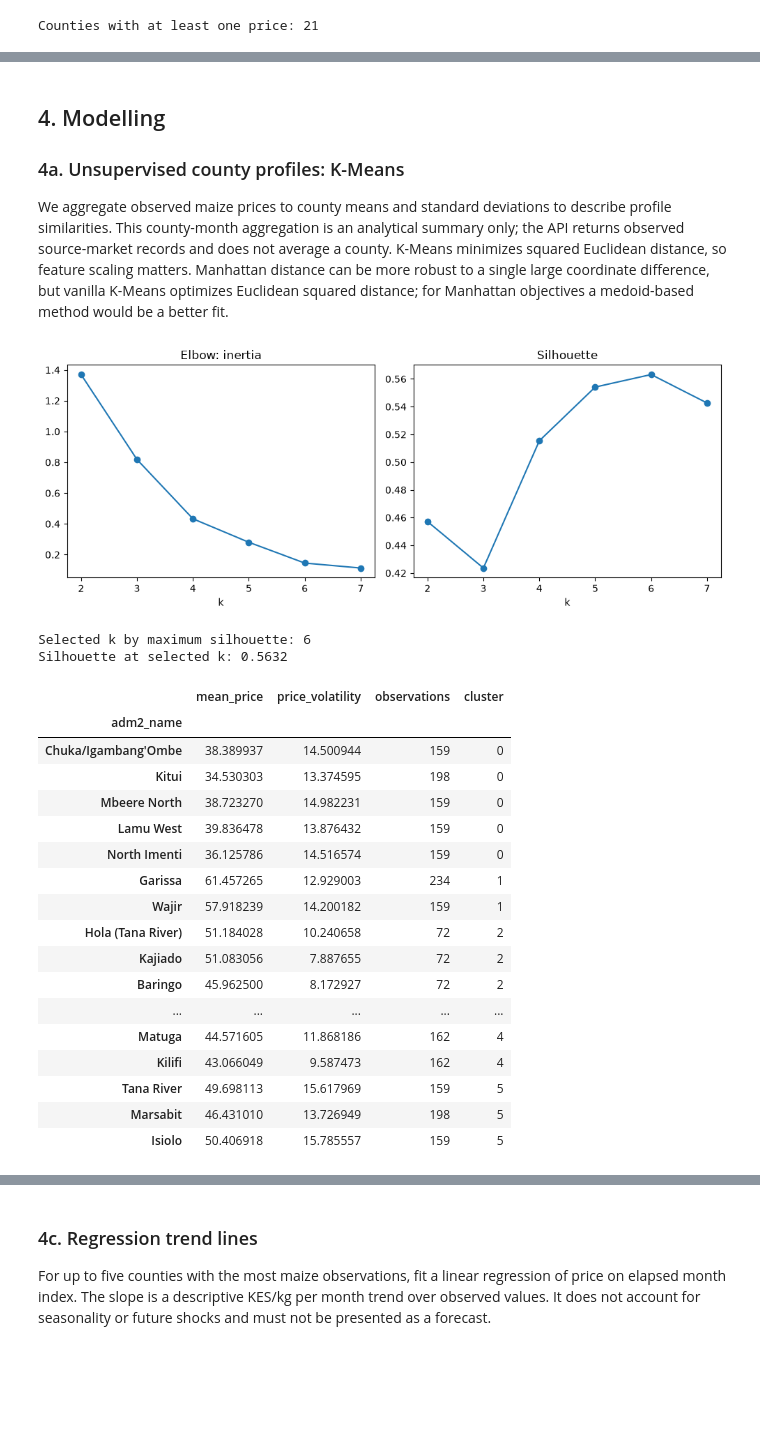
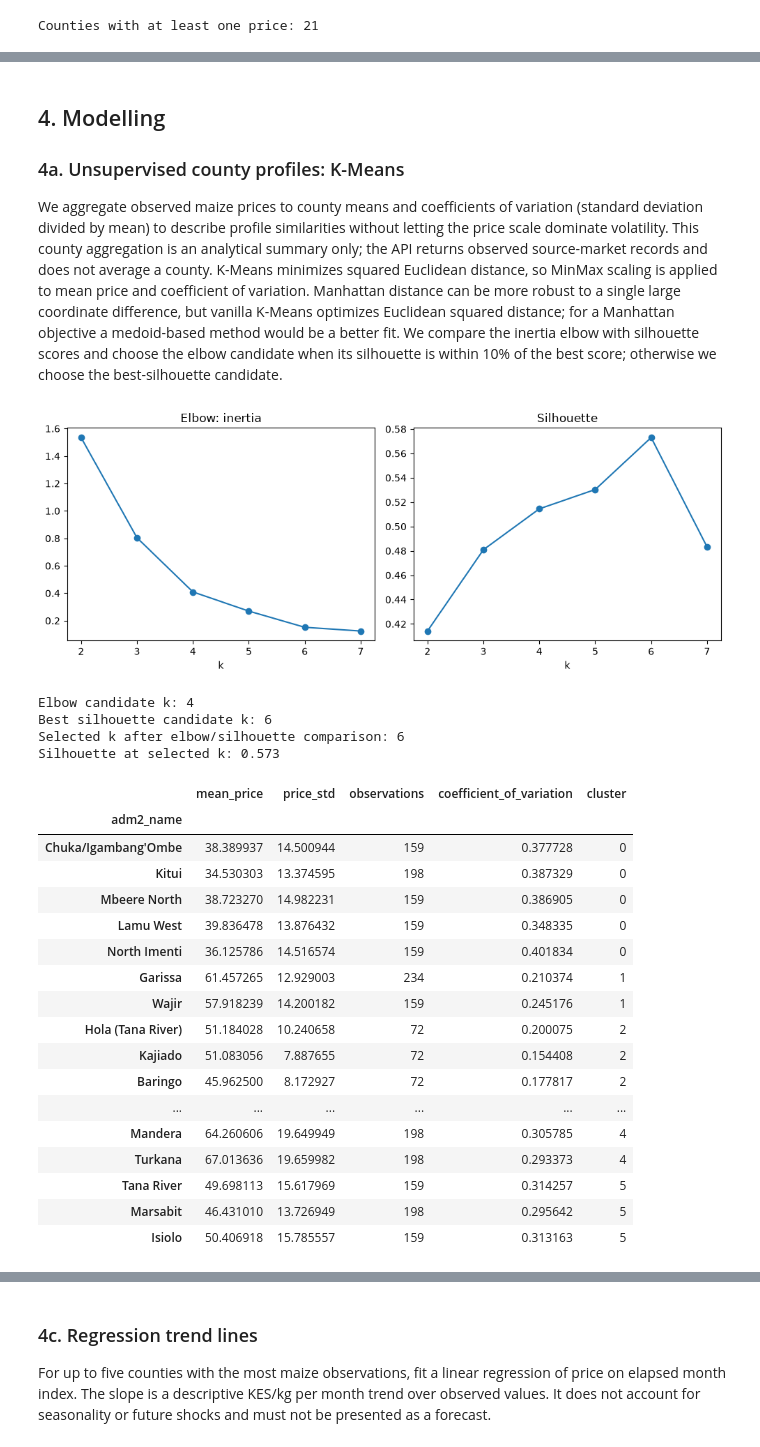
Before and after one commit to lynnshylynn-code/price-check-ke, a Jupyter notebook: notebooks/rtfp_crisp_dm.ipynb, the cells around one changed output, grey strips where cells are left out. Saved outputs shown, nothing was run; the diff lists cells and outputs as text; code cells hidden in the pictures; blank space fills up the shorter version.

```diff
--- a/notebooks/rtfp_crisp_dm.ipynb
+++ b/notebooks/rtfp_crisp_dm.ipynb
@@ -171,50 +165,62 @@ Clean data export: /tmp/rtfp_clean_data.csv
 
 ### 4a. Unsupervised county profiles: K-Means
 
-We aggregate observed maize prices to county means and standard deviations to describe profile similarities. This county-month aggregation is an analytical summary only; the API returns observed source-market records and does not average a county. K-Means minimizes squared Euclidean distance, so feature scaling matters. Manhattan distance can be more robust to a single large coordinate difference, but vanilla K-Means optimizes Euclidean squared distance; for Manhattan objectives a medoid-based method would be a better fit.
+We aggregate observed maize prices to county means and coefficients of variation (standard deviation divided by mean) to describe profile similarities without letting the price scale dominate volatility. This county aggregation is an analytical summary only; the API returns observed source-market records and does not average a county. K-Means minimizes squared Euclidean distance, so MinMax scaling is applied to mean price and coefficient of variation. Manhattan distance can be more robust to a single large coordinate difference, but vanilla K-Means optimizes Euclidean squared distance; for a Manhattan objective a medoid-based method would be a better fit. We compare the inertia elbow with silhouette scores and choose the elbow candidate when its silhouette is within 10% of the best score; otherwise we choose the best-silhouette candidate.
 # %%
 maize = clean_data[clean_data["commodity"].eq("maize_fao")]
 county_profile = (maize.groupby("adm2_name")["price"]
-                  .agg(mean_price="mean", price_volatility="std", observations="size")
-                  .dropna(subset=["mean_price", "price_volatility"]))
-profile_features = county_profile[["mean_price", "price_volatility"]]
+                  .agg(mean_price="mean", price_std="std", observations="size")
+                  .dropna(subset=["mean_price", "price_std"]))
+county_profile["coefficient_of_variation"] = county_profile["price_std"] / county_profile["mean_price"]
+profile_features = county_profile[["mean_price", "coefficient_of_variation"]]
 scaler_cluster = MinMaxScaler()
 X_cluster = scaler_cluster.fit_transform(profile_features)
 k_values = range(2, min(8, len(profile_features)))
 inertias, silhouettes = [], []
 for k in k_values:
     model = KMeans(n_clusters=k, random_state=42, n_init=20).fit(X_cluster)
     inertias.append(model.inertia_)
     silhouettes.append(silhouette_score(X_cluster, model.labels_))
-best_k = list(k_values)[int(np.argmax(silhouettes))]
-cluster_model = KMeans(n_clusters=best_k, random_state=42, n_init=20)
+normalized_inertia = (np.asarray(inertias) - min(inertias)) / (max(inertias) - min(inertias))
+normalized_k = np.linspace(0, 1, len(inertias))
+line_distance = np.abs(normalized_inertia - (1 - normalized_k)) / np.sqrt(2)
+elbow_k = list(k_values)[int(np.argmax(line_distance))]
+best_silhouette_k = list(k_values)[int(np.argmax(silhouettes))]
+silhouette_by_k = dict(zip(k_values, silhouettes))
+selected_k = elbow_k if silhouette_by_k[elbow_k] >= .9 * max(silhouettes) else best_silhouette_k
+cluster_model = KMeans(n_clusters=selected_k, random_state=42, n_init=20)
 county_profile["cluster"] = cluster_model.fit_predict(X_cluster)
 fig, axes = plt.subplots(1, 2, figsize=(10, 4))
 axes[0].plot(list(k_values), inertias, marker="o"); axes[0].set(title="Elbow: inertia", xlabel="k")
 axes[1].plot(list(k_values), silhouettes, marker="o"); axes[1].set(title="Silhouette", xlabel="k")
 plt.tight_layout(); plt.show()
-print("Selected k by maximum silhouette:", best_k)
-print("Silhouette at selected k:", round(max(silhouettes), 4))
+selected_silhouette = silhouette_by_k[selected_k]
+print("Elbow candidate k:", elbow_k)
+print("Best silhouette candidate k:", best_silhouette_k)
+print("Selected k after elbow/silhouette comparison:", selected_k)
+print("Silhouette at selected k:", round(selected_silhouette, 4))
 display(county_profile.sort_values("cluster"))
 # %% [output]
-[figure, old version]
+[figure, new version]
-Selected k by maximum silhouette: 6
-Silhouette at selected k: 0.5632
+Elbow candidate k: 4
+Best silhouette candidate k: 6
+Selected k after elbow/silhouette comparison: 6
+Silhouette at selected k: 0.573
-|  | mean_price | price_volatility | observations | cluster |
-| adm2_name |  |  |  |  |
-| Chuka/Igambang'Ombe | 38.389937 | 14.500944 | 159 | 0 |
-| Kitui | 34.530303 | 13.374595 | 198 | 0 |
-| Mbeere North | 38.723270 | 14.982231 | 159 | 0 |
-| Lamu West | 39.836478 | 13.876432 | 159 | 0 |
-| North Imenti | 36.125786 | 14.516574 | 159 | 0 |
-| Garissa | 61.457265 | 12.929003 | 234 | 1 |
-| Wajir | 57.918239 | 14.200182 | 159 | 1 |
-| Hola (Tana River) | 51.184028 | 10.240658 | 72 | 2 |
-| Kajiado | 51.083056 | 7.887655 | 72 | 2 |
-| Baringo | 45.962500 | 8.172927 | 72 | 2 |
-| ... | ... | ... | ... | ... |
-| Matuga | 44.571605 | 11.868186 | 162 | 4 |
-| Kilifi | 43.066049 | 9.587473 | 162 | 4 |
-| Tana River | 49.698113 | 15.617969 | 159 | 5 |
-| Marsabit | 46.431010 | 13.726949 | 198 | 5 |
-| Isiolo | 50.406918 | 15.785557 | 159 | 5 |
+|  | mean_price | price_std | observations | coefficient_of_variation | cluster |
+| adm2_name |  |  |  |  |  |
+| Chuka/Igambang'Ombe | 38.389937 | 14.500944 | 159 | 0.377728 | 0 |
+| Kitui | 34.530303 | 13.374595 | 198 | 0.387329 | 0 |
+| Mbeere North | 38.723270 | 14.982231 | 159 | 0.386905 | 0 |
+| Lamu West | 39.836478 | 13.876432 | 159 | 0.348335 | 0 |
+| North Imenti | 36.125786 | 14.516574 | 159 | 0.401834 | 0 |
+| Garissa | 61.457265 | 12.929003 | 234 | 0.210374 | 1 |
+| Wajir | 57.918239 | 14.200182 | 159 | 0.245176 | 1 |
+| Hola (Tana River) | 51.184028 | 10.240658 | 72 | 0.200075 | 2 |
+| Kajiado | 51.083056 | 7.887655 | 72 | 0.154408 | 2 |
+| Baringo | 45.962500 | 8.172927 | 72 | 0.177817 | 2 |
+| ... | ... | ... | ... | ... | ... |
+| Mandera | 64.260606 | 19.649949 | 198 | 0.305785 | 4 |
+| Turkana | 67.013636 | 19.659982 | 198 | 0.293373 | 4 |
+| Tana River | 49.698113 | 15.617969 | 159 | 0.314257 | 5 |
+| Marsabit | 46.431010 | 13.726949 | 198 | 0.295642 | 5 |
+| Isiolo | 50.406918 | 15.785557 | 159 | 0.313163 | 5 |
```
Also changed, not shown: parts of 8 cells of this notebook, 2 other files.
